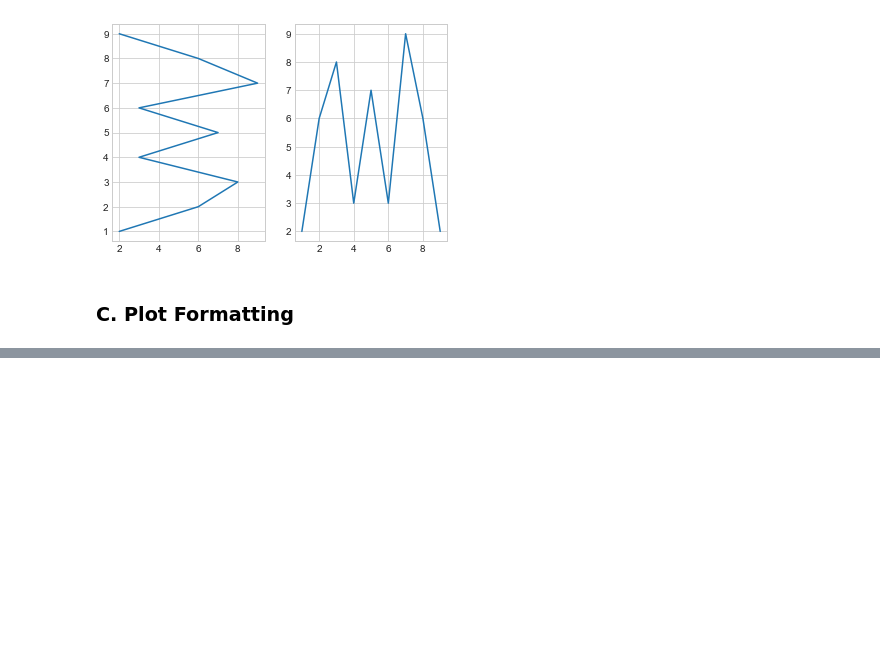
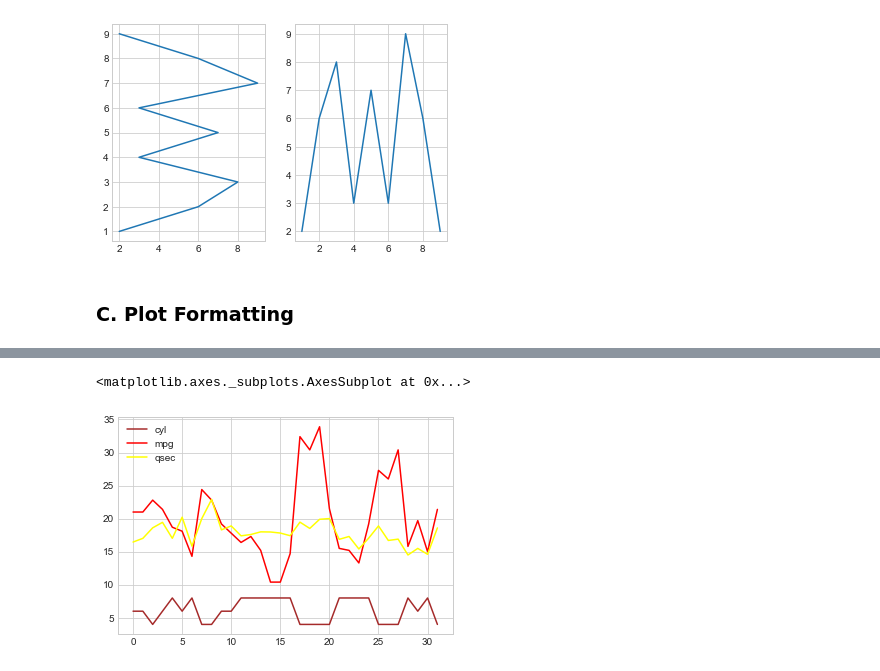
Before and after one commit to ArthurEzenwanne/python-learning, a Jupyter notebook: Lesson-2-Practice.ipynb, the cells around one changed output, grey strips where cells are left out. Drawn from its saved outputs; the diff is of its cells as text; code cells hidden in the pictures; blank space fills up the shorter version.

```diff
--- a/Lesson-2-Practice.ipynb
+++ b/Lesson-2-Practice.ipynb
@@ -132,0 +144,9 @@ ax2.plot(x,y)
+# %%
+#data_color = ['brown', 'red']#, 'yellow', '#A9A9A9', '#FFA07A', '#B0E0E6', '#FFE4C4', '#BDB76B']
+data_color = ['brown', 'red', 'yellow', '#A9A9A9', '#FFA07A', '#B0E0E6', '#FFE4C4', '#BDB76B']
+diff_vars.plot(color=data_color)
+#if the color list is LESS than the number of data items or points, then one or more color would be repeated
+#if the color list is MORE than the number of data items or points, then only the first are taken the others are ignored
+# %% [output]
+<matplotlib.axes._subplots.AxesSubplot at 0x...>
+[figure, added]
```
Also changed, not shown: parts of 5 cells of this notebook.
